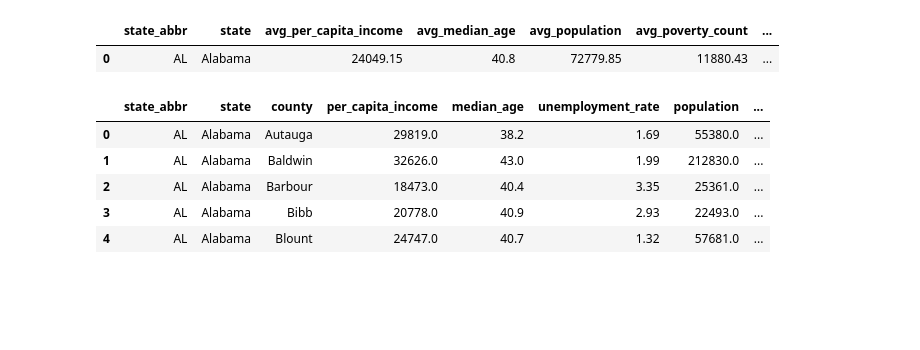
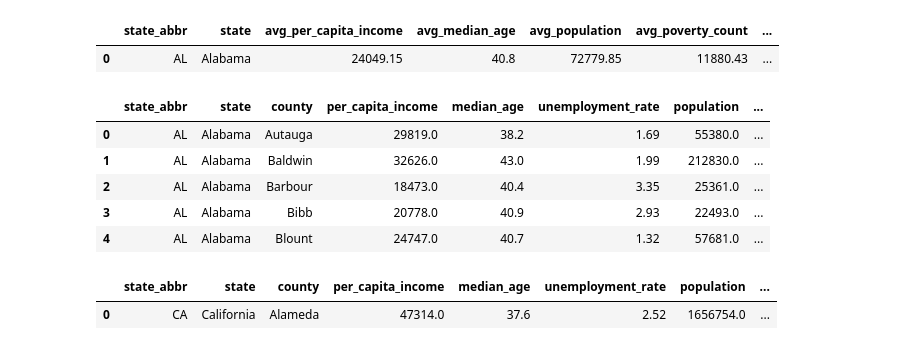
Before and after one commit to uzmabb182/data-visualization-using-flask-project2, a Jupyter notebook: original_files/data_visualzation/sqlalchemy_analysis.ipynb, the cells around one changed output. Cells and saved outputs as stored; diff of their text form; code cells hidden in the pictures; blank space fills up the shorter version.

Commit message:
working on county selection

```diff
--- a/original_files/data_visualzation/sqlalchemy_analysis.ipynb
+++ b/original_files/data_visualzation/sqlalchemy_analysis.ipynb
@@ -206,3 +223,20 @@ df6.head()
 | 2 | AL | Alabama | Barbour | 18473.0 | 40.4 | 3.35 | 25361.0 | ... |
 | 3 | AL | Alabama | Bibb | 20778.0 | 40.9 | 2.93 | 22493.0 | ... |
 | 4 | AL | Alabama | Blount | 24747.0 | 40.7 | 1.32 | 57681.0 | ... |
+# %%
+# quering for specific county
+df7 = pd.read_sql("""SELECT state_abbr, state, county,
+        ROUND(per_capita_income,2) AS per_capita_income,
+        ROUND(median_age,2) AS median_age,
+        ROUND(unemployment_rate,2) AS unemployment_rate,
+        ROUND(population,2) AS population,
+        ROUND(poverty_rate,2) AS poverty_rate,
+        ROUND(bachelors_or_higher_2019,2) AS bachelors_or_higher_2019
+        FROM fips_census_education
+        WHERE (state = 'California'
+        AND county = 'Alameda');
+         """,conn)
+df7.head()
+# %% [output]
+|  | state_abbr | state | county | per_capita_income | median_age | unemployment_rate | population | ... |
+| 0 | CA | California | Alameda | 47314.0 | 37.6 | 2.52 | 1656754.0 | ... |
```
Also changed, not shown: parts of 2 cells of this notebook, 4 other files.
